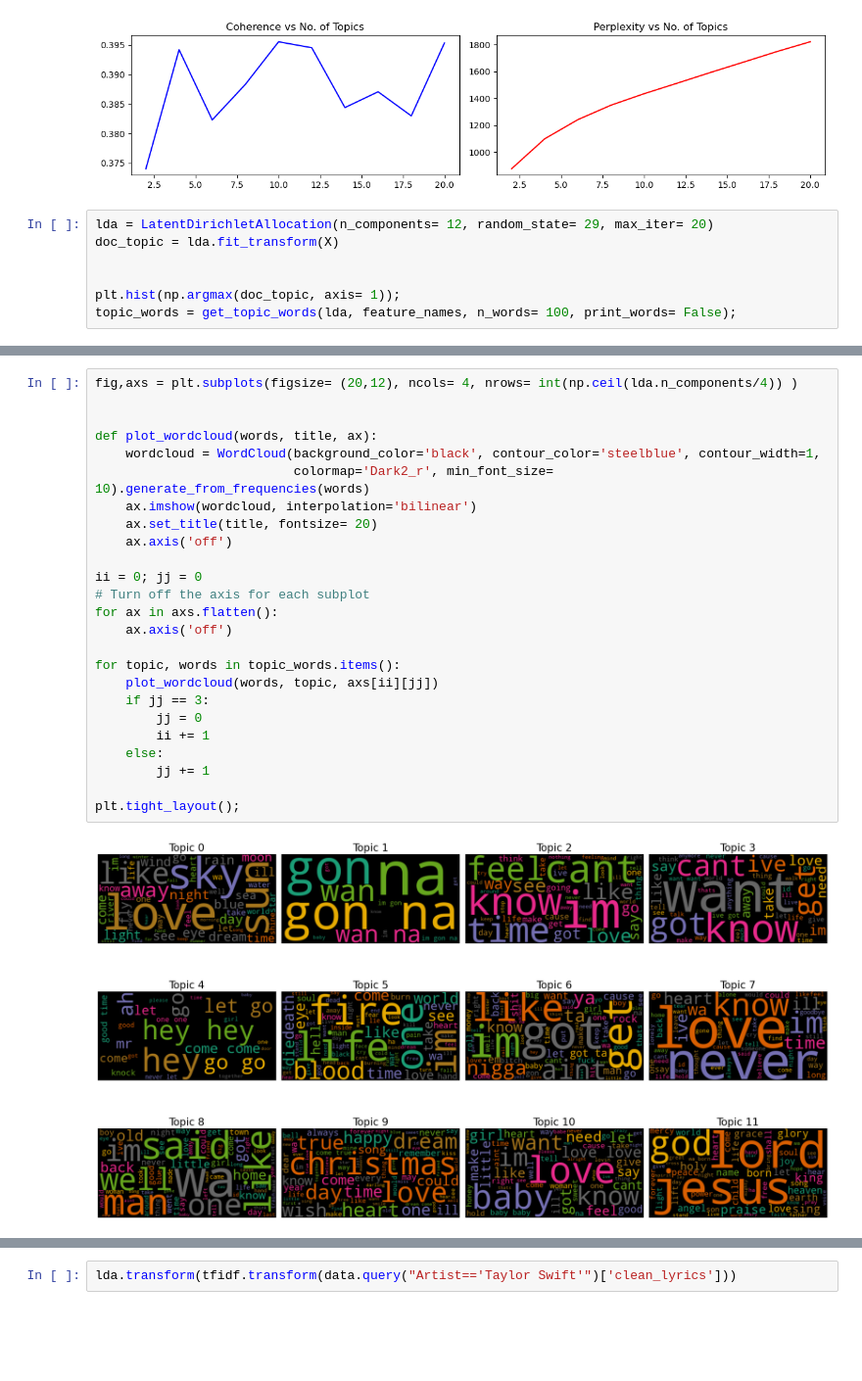
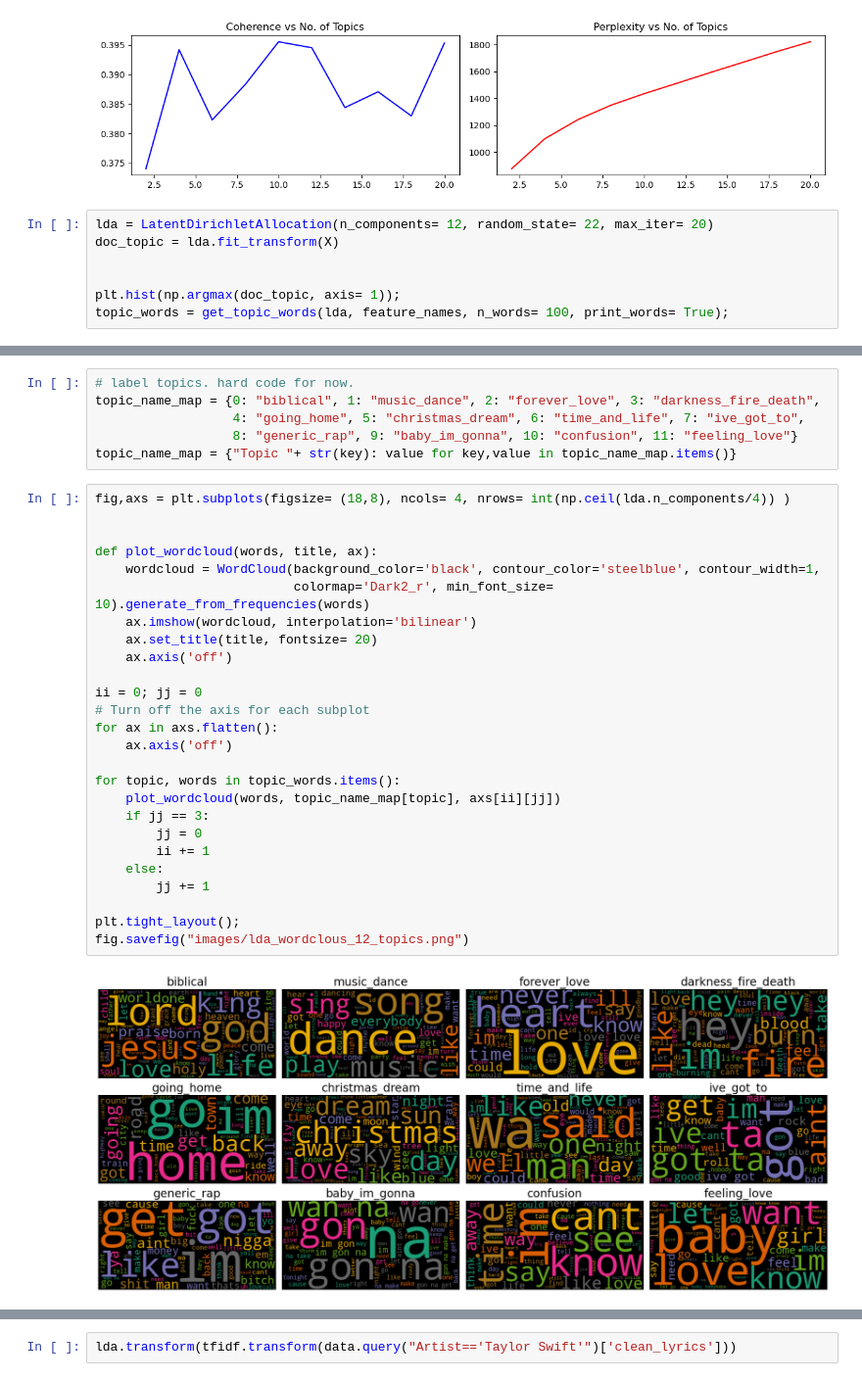
Before and after one commit to garimasc/topic_modeling_songs, a Jupyter notebook: lda.ipynb, the cells around one changed output, grey strips where cells are left out. Shown at 98% size. Drawn from its saved outputs; the diff is of its cells as text; blank space fills up the shorter version.

Commit message:
label topics. hardcoded for now. and save wordclouds.

```diff
--- a/lda.ipynb
+++ b/lda.ipynb
@@ -91,10 +93,10 @@ fig.savefig("images/perplexity_coherence.png")
 # %% [output]
 [figure]
 # %%
-lda = LatentDirichletAllocation(n_components= 12, random_state= 29, max_iter= 20)
+lda = LatentDirichletAllocation(n_components= 12, random_state= 22, max_iter= 20)
 doc_topic = lda.fit_transform(X)
 
 
 plt.hist(np.argmax(doc_topic, axis= 1));
-topic_words = get_topic_words(lda, feature_names, n_words= 100, print_words= False);
+topic_words = get_topic_words(lda, feature_names, n_words= 100, print_words= True);
 # %% [output]
@@ -102,29 +121,36 @@ topic_words = get_topic_words(lda, feature_names, n_words= 100, print_words= Fal
+# %%
+# label topics. hard code for now.
+topic_name_map = {0: "biblical", 1: "music_dance", 2: "forever_love", 3: "darkness_fire_death",
+                  4: "going_home", 5: "christmas_dream", 6: "time_and_life", 7: "ive_got_to",
+                  8: "generic_rap", 9: "baby_im_gonna", 10: "confusion", 11: "feeling_love"}
+topic_name_map = {"Topic "+ str(key): value for key,value in topic_name_map.items()}
 # %%
-fig,axs = plt.subplots(figsize= (20,12), ncols= 4, nrows= int(np.ceil(lda.n_components/4)) )
+fig,axs = plt.subplots(figsize= (18,8), ncols= 4, nrows= int(np.ceil(lda.n_components/4)) )
 
 
 def plot_wordcloud(words, title, ax):
     wordcloud = WordCloud(background_color='black', contour_color='steelblue', contour_width=1,
                           colormap='Dark2_r', min_font_size= 10).generate_from_frequencies(words)
     ax.imshow(wordcloud, interpolation='bilinear')
     ax.set_title(title, fontsize= 20)
     ax.axis('off')
 
 ii = 0; jj = 0
 # Turn off the axis for each subplot
 for ax in axs.flatten():
     ax.axis('off')
 
 for topic, words in topic_words.items():
-    plot_wordcloud(words, topic, axs[ii][jj])
+    plot_wordcloud(words, topic_name_map[topic], axs[ii][jj])
     if jj == 3:
         jj = 0
         ii += 1
     else:
         jj += 1
 
 plt.tight_layout();
+fig.savefig("images/lda_wordclous_12_topics.png")
 # %% [output]
-[figure, old version]
+[figure, new version]
 # %%
 # print most common n-grams for each topic to get the topic name
```
Also changed, not shown: parts of 5 cells of this notebook, 2 other files.
